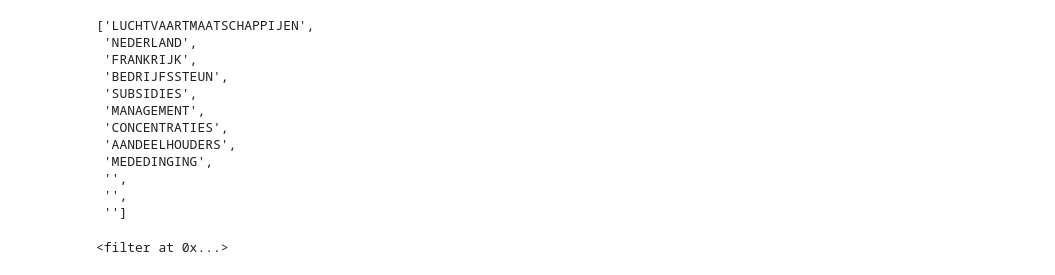
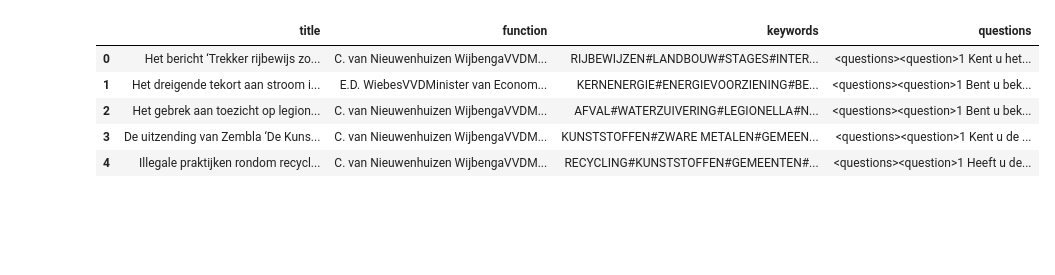
Before and after one commit to dimichai/parlAI, a Jupyter notebook: src/notebooks/questions_parsing.ipynb, the cells around one changed output. Saved outputs shown, nothing was run; the diff lists cells and outputs as text; code cells hidden in the pictures; blank space fills up the shorter version.

Commit message:
updated questions parsing notebok

```diff
--- a/src/notebooks/questions_parsing.ipynb
+++ b/src/notebooks/questions_parsing.ipynb
@@ -49,23 +83,19 @@ keywords = ministry_questions['keywords']
-# %%
-[x.strip() for x in keywords.iloc[60].split('#')]
-# %% [output]
-['LUCHTVAARTMAATSCHAPPIJEN',
- 'NEDERLAND',
- 'FRANKRIJK',
- 'BEDRIJFSSTEUN',
- 'SUBSIDIES',
- 'MANAGEMENT',
- 'CONCENTRATIES',
- 'AANDEELHOUDERS',
- 'MEDEDINGING',
- '',
- '',
- '']
-# %%
-keywords.iloc[60].split('#')
-str_list = filter(None, keywords.iloc[60].split('#')) # fastest
-str_list
-# %% [output]
-<filter at 0x...>
+# %%
+cleaned_keywords = []
+for row in ministry_questions['keywords']:
+    keywords_list = [kw.strip() for kw in str(row).split('#')]
+    keywords_list = [kw for kw in keywords_list if kw]
+    cleaned_keywords.append('#'.join(keywords_list))
+# %%
+ministry_questions['keywords'] = cleaned_keywords
+# %%
+ministry_questions.head()
+# %% [output]
+|  | title | function | keywords | questions |
+| 0 | Het bericht ‘Trekker rijbewijs zo... | C. van Nieuwenhuizen WijbengaVVDM... | RIJBEWIJZEN#LANDBOUW#STAGES#INTER... | <questions><question>1 Kent u het... |
+| 1 | Het dreigende tekort aan stroom i... | E.D. WiebesVVDMinister van Econom... | KERNENERGIE#ENERGIEVOORZIENING#BE... | <questions><question>1 Bent u bek... |
+| 2 | Het gebrek aan toezicht op legion... | C. van Nieuwenhuizen WijbengaVVDM... | AFVAL#WATERZUIVERING#LEGIONELLA#N... | <questions><question>1 Bent u bek... |
+| 3 | De uitzending van Zembla ‘De Kuns... | C. van Nieuwenhuizen WijbengaVVDM... | KUNSTSTOFFEN#ZWARE METALEN#GEMEEN... | <questions><question>1 Kent u de ... |
+| 4 | Illegale praktijken rondom recycl... | C. van Nieuwenhuizen WijbengaVVDM... | RECYCLING#KUNSTSTOFFEN#GEMEENTEN#... | <questions><question>1 Heeft u de... |
 # %%
 ministry_questions.to_csv('../../data/ministry_question_data.csv', sep=';', index=False)
```
Also changed, not shown: parts of 13 cells of this notebook.
